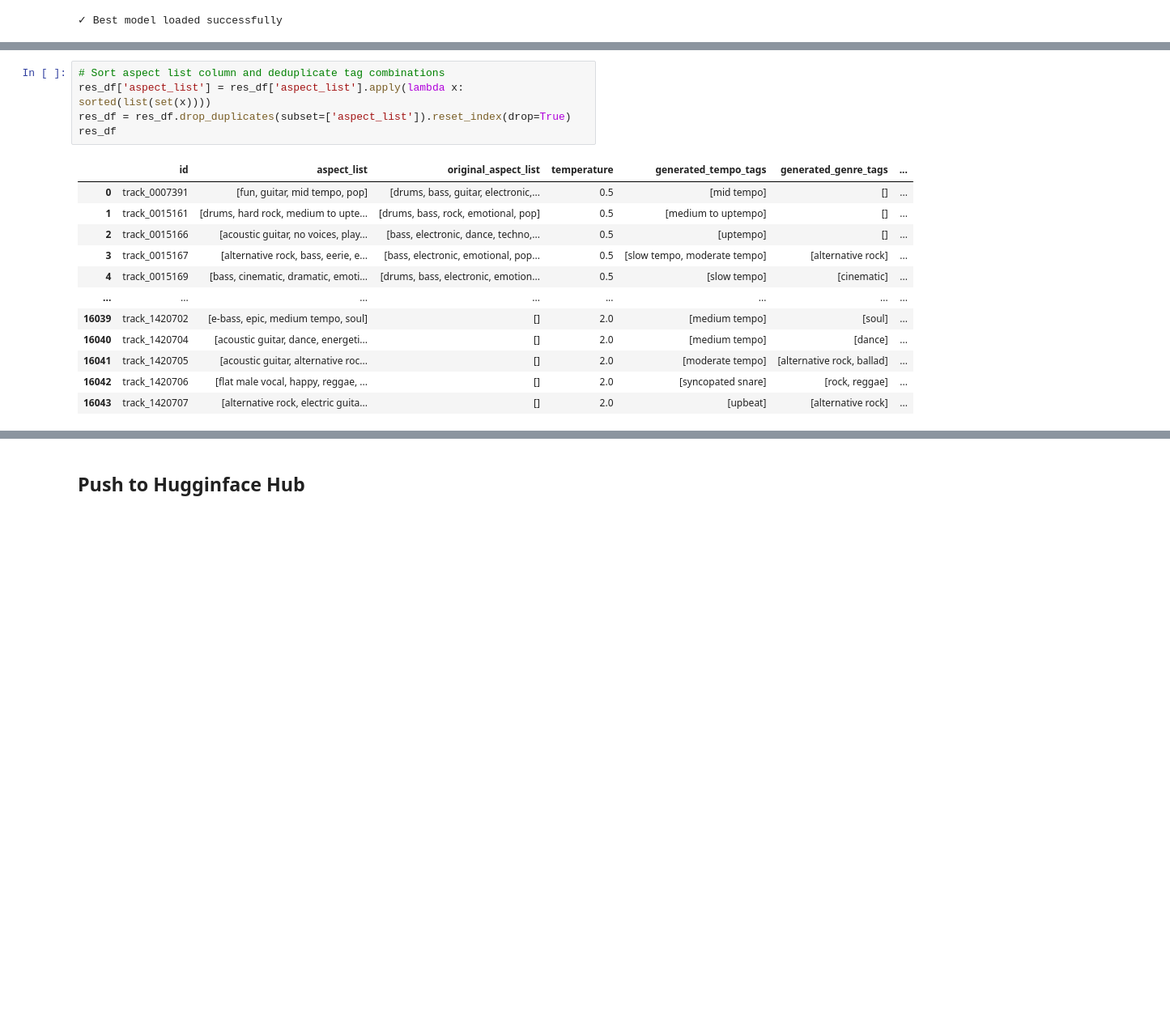
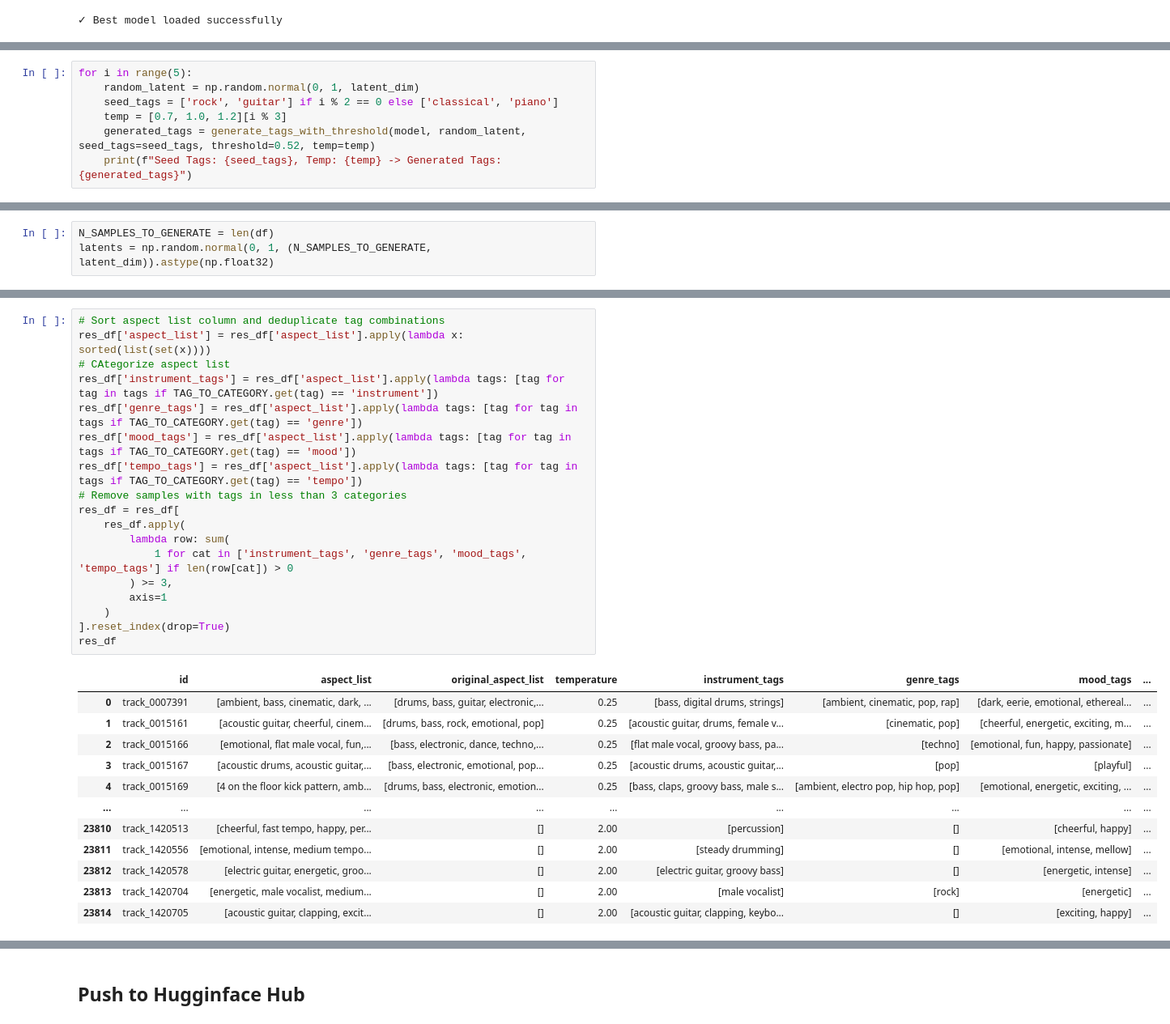
Before and after one commit to BrunoSienkiewicz/ConceptCaps, a Jupyter notebook: notebooks/generate-vae-tags-dataset.ipynb, the cells around one changed output, grey strips where cells are left out. Shown at 81% size. Saved outputs shown, nothing was run; the diff lists cells and outputs as text; blank space fills up the shorter version.

```diff
--- a/notebooks/generate-vae-tags-dataset.ipynb
+++ b/notebooks/generate-vae-tags-dataset.ipynb
@@ -391,0 +171,7 @@ def sample_random_latent_vectors(model, n_samples, seed=None):
+# %%
+for i in range(5):
+    random_latent = np.random.normal(0, 1, latent_dim)
+    seed_tags = ['rock', 'guitar'] if i % 2 == 0 else ['classical', 'piano']
+    temp = [0.7, 1.0, 1.2][i % 3]
+    generated_tags = generate_tags_with_threshold(model, random_latent, seed_tags=seed_tags, threshold=0.52, temp=temp)
+    print(f"Seed Tags: {seed_tags}, Temp: {temp} -> Generated Tags: {generated_tags}")
@@ -392 +184,4 @@ def sample_random_latent_vectors(model, n_samples, seed=None):
+# %%
+N_SAMPLES_TO_GENERATE = len(df)
+latents = np.random.normal(0, 1, (N_SAMPLES_TO_GENERATE, latent_dim)).astype(np.float32)
 # %%
@@ -480,18 +246,31 @@ res_df
 # %%
 # Sort aspect list column and deduplicate tag combinations
 res_df['aspect_list'] = res_df['aspect_list'].apply(lambda x: sorted(list(set(x))))
-res_df = res_df.drop_duplicates(subset=['aspect_list']).reset_index(drop=True)
+# CAtegorize aspect list
+res_df['instrument_tags'] = res_df['aspect_list'].apply(lambda tags: [tag for tag in tags if TAG_TO_CATEGORY.get(tag) == 'instrument'])
+res_df['genre_tags'] = res_df['aspect_list'].apply(lambda tags: [tag for tag in tags if TAG_TO_CATEGORY.get(tag) == 'genre'])
+res_df['mood_tags'] = res_df['aspect_list'].apply(lambda tags: [tag for tag in tags if TAG_TO_CATEGORY.get(tag) == 'mood'])
+res_df['tempo_tags'] = res_df['aspect_list'].apply(lambda tags: [tag for tag in tags if TAG_TO_CATEGORY.get(tag) == 'tempo'])
+# Remove samples with tags in less than 3 categories
+res_df = res_df[
+    res_df.apply(
+        lambda row: sum(
+            1 for cat in ['instrument_tags', 'genre_tags', 'mood_tags', 'tempo_tags'] if len(row[cat]) > 0
+        ) >= 3,
+        axis=1
+    )
+].reset_index(drop=True)
 res_df
 # %% [output]
-|  | id | aspect_list | original_aspect_list | temperature | generated_tempo_tags | generated_genre_tags | ... |
-| 0 | track_0007391 | [fun, guitar, mid tempo, pop] | [drums, bass, guitar, electronic,... | 0.5 | [mid tempo] | [] | ... |
-| 1 | track_0015161 | [drums, hard rock, medium to upte... | [drums, bass, rock, emotional, pop] | 0.5 | [medium to uptempo] | [] | ... |
-| 2 | track_0015166 | [acoustic guitar, no voices, play... | [bass, electronic, dance, techno,... | 0.5 | [uptempo] | [] | ... |
-| 3 | track_0015167 | [alternative rock, bass, eerie, e... | [bass, electronic, emotional, pop... | 0.5 | [slow tempo, moderate tempo] | [alternative rock] | ... |
-| 4 | track_0015169 | [bass, cinematic, dramatic, emoti... | [drums, bass, electronic, emotion... | 0.5 | [slow tempo] | [cinematic] | ... |
-| ... | ... | ... | ... | ... | ... | ... | ... |
-| 16039 | track_1420702 | [e-bass, epic, medium tempo, soul] | [] | 2.0 | [medium tempo] | [soul] | ... |
-| 16040 | track_1420704 | [acoustic guitar, dance, energeti... | [] | 2.0 | [medium tempo] | [dance] | ... |
-| 16041 | track_1420705 | [acoustic guitar, alternative roc... | [] | 2.0 | [moderate tempo] | [alternative rock, ballad] | ... |
-| 16042 | track_1420706 | [flat male vocal, happy, reggae, ... | [] | 2.0 | [syncopated snare] | [rock, reggae] | ... |
-| 16043 | track_1420707 | [alternative rock, electric guita... | [] | 2.0 | [upbeat] | [alternative rock] | ... |
+|  | id | aspect_list | original_aspect_list | temperature | instrument_tags | genre_tags | mood_tags | ... |
+| 0 | track_0007391 | [ambient, bass, cinematic, dark, ... | [drums, bass, guitar, electronic,... | 0.25 | [bass, digital drums, strings] | [ambient, cinematic, pop, rap] | [dark, eerie, emotional, ethereal... | ... |
+| 1 | track_0015161 | [acoustic guitar, cheerful, cinem... | [drums, bass, rock, emotional, pop] | 0.25 | [acoustic guitar, drums, female v... | [cinematic, pop] | [cheerful, energetic, exciting, m... | ... |
+| 2 | track_0015166 | [emotional, flat male vocal, fun,... | [bass, electronic, dance, techno,... | 0.25 | [flat male vocal, groovy bass, pa... | [techno] | [emotional, fun, happy, passionate] | ... |
+| 3 | track_0015167 | [acoustic drums, acoustic guitar,... | [bass, electronic, emotional, pop... | 0.25 | [acoustic drums, acoustic guitar,... | [pop] | [playful] | ... |
+| 4 | track_0015169 | [4 on the floor kick pattern, amb... | [drums, bass, electronic, emotion... | 0.25 | [bass, claps, groovy bass, male s... | [ambient, electro pop, hip hop, pop] | [emotional, energetic, exciting, ... | ... |
+| ... | ... | ... | ... | ... | ... | ... | ... | ... |
+| 23810 | track_1420513 | [cheerful, fast tempo, happy, per... | [] | 2.00 | [percussion] | [] | [cheerful, happy] | ... |
+| 23811 | track_1420556 | [emotional, intense, medium tempo... | [] | 2.00 | [steady drumming] | [] | [emotional, intense, mellow] | ... |
+| 23812 | track_1420578 | [electric guitar, energetic, groo... | [] | 2.00 | [electric guitar, groovy bass] | [] | [energetic, intense] | ... |
+| 23813 | track_1420704 | [energetic, male vocalist, medium... | [] | 2.00 | [male vocalist] | [rock] | [energetic] | ... |
+| 23814 | track_1420705 | [acoustic guitar, clapping, excit... | [] | 2.00 | [acoustic guitar, clapping, keybo... | [] | [exciting, happy] | ... |
```
Also changed, not shown: parts of 13 cells of this notebook, 5 other files.
